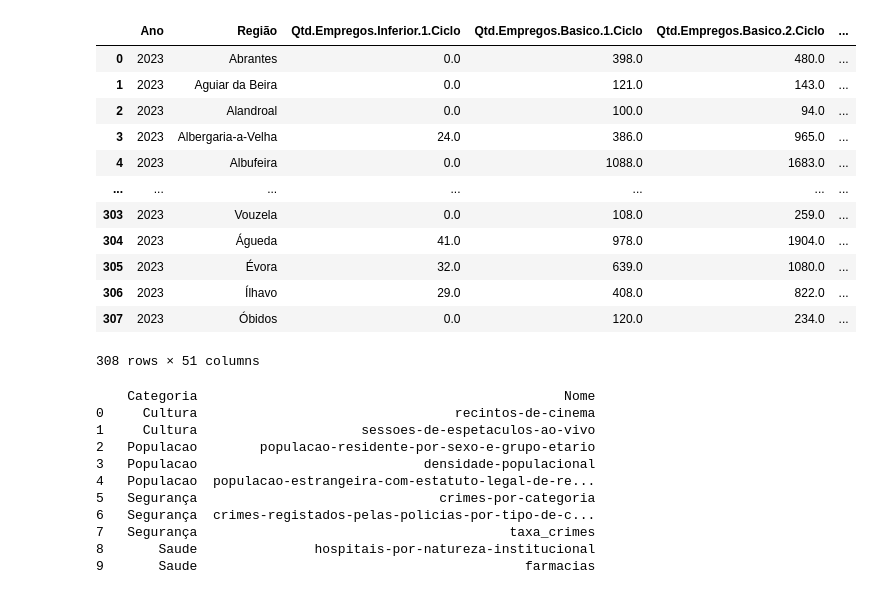
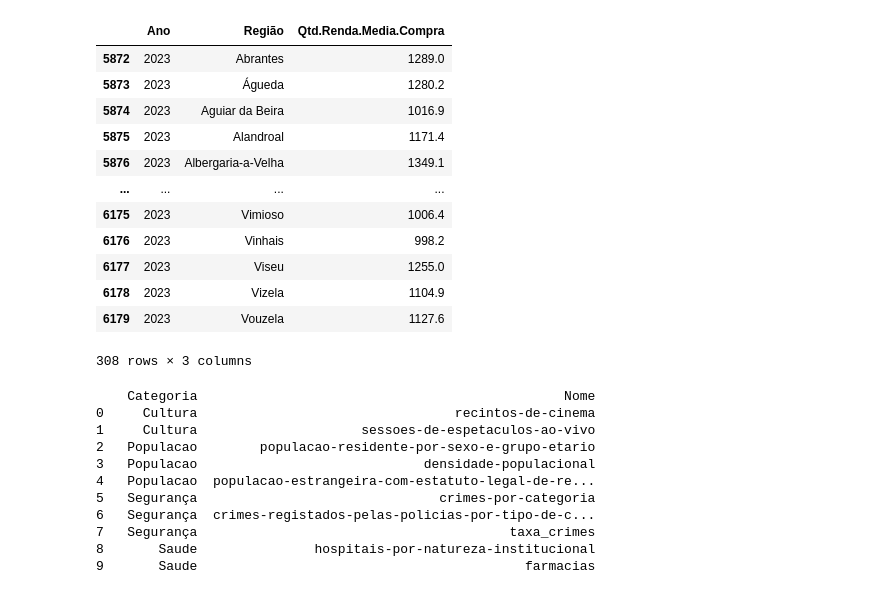
Before and after one commit to johnosd/MPAlugueisLisboa, a Jupyter notebook: src/PordataPt/PorData_Process.ipynb, the cells around one changed output. Cells and saved outputs as stored; diff of their text form; code cells hidden in the pictures.

```diff
--- a/src/PordataPt/PorData_Process.ipynb
+++ b/src/PordataPt/PorData_Process.ipynb
@@ -1315,3 +1347,34 @@ df_emprego = pd.merge(df_emprego_, df_emp_ramo, on=['Região'], how='left')
 
 df_emprego.drop(columns=['Ano','Ano_y'], inplace=True)
 df_emprego.rename(columns={'Ano_x': 'Ano'}, inplace=True)
+# %%
+# Renda
+df_renda_mensal_escolaridade= find_df_by_name(dfs,'ganho-medio-mensal-por-nivel-de-escolaridade')
+df_renda_mensal = find_df_by_name(dfs,'ganho-medio-mensal')
+df_renda_poder_compra = find_df_by_name(dfs,'poder-de-compra')
+
+df_renda_mensal_escolaridade = df_renda_mensal_escolaridade.rename(columns={
+    '01. Inferior ao 1.º ciclo': 'Qtd.Renda.Escolaridade.Inferior.1.Ciclo',
+    '02. Básico - 1º Ciclo': 'Qtd.Renda.Escolaridade.Basico.1.Ciclo',
+    '03. Básico - 2º Ciclo': 'Qtd.Renda.Escolaridade.Basico.2.Ciclo',
+    '04. Básico - 3º Ciclo': 'Qtd.Renda.Escolaridade.Basico.3.Ciclo',
+    '05. Secundário': 'Qtd.Renda.Escolaridade.Secundario',
+    '06. Curso técnico superior profissional': 'Qtd.Renda.Escolaridade.TecnicoSuperiorProfissional',
+    '07. Bacharelato': 'Qtd.Renda.Escolaridade.Bacharelado',
+    '08. Licenciatura': 'Qtd.Renda.Escolaridade.Licenciatura',
+    '09. Mestrado': 'Qtd.Renda.Escolaridade.Mestrado',
+    '10. Doutoramento': 'Qtd.Renda.Escolaridade.Doutorado',
+    'Total': 'Qtd.Renda.Escolaridade.Total'
+})
+
+df_renda_mensal.drop(columns=['Âmbito Geográfico'], inplace=True)
+df_renda_mensal.rename(columns={'Valor': 'Qtd.Renda.Media.Compra'},inplace=True)
+
+df_renda_poder_compra.drop(columns=['Âmbito Geográfico'], inplace=True)
+df_renda_poder_compra.rename(columns={'Valor': 'Qtd.Poder.Compra'},inplace=True)
+
+df_renda_ = pd.merge(df_renda_mensal,df_renda_mensal_escolaridade, on=['Região'], how='left')
+df_renda = pd.merge(df_renda_,df_renda_poder_compra, on=['Região'], how='left')
+
+df_renda.drop(columns=['Ano_y'], inplace=True)
+df_renda.rename(columns={'Ano_x': 'Ano'}, inplace=True)
@@ -1318,19 +1455,19 @@ df_emprego.rename(columns={'Ano_x': 'Ano'}, inplace=True)
 # %%
-df_emprego
+df_renda_mensal
 # %% [output]
-|  | Ano | Região | Qtd.Empregos.Inferior.1.Ciclo | Qtd.Empregos.Basico.1.Ciclo | Qtd.Empregos.Basico.2.Ciclo | ... |
-| 0 | 2023 | Abrantes | 0.0 | 398.0 | 480.0 | ... |
-| 1 | 2023 | Aguiar da Beira | 0.0 | 121.0 | 143.0 | ... |
-| 2 | 2023 | Alandroal | 0.0 | 100.0 | 94.0 | ... |
-| 3 | 2023 | Albergaria-a-Velha | 24.0 | 386.0 | 965.0 | ... |
-| 4 | 2023 | Albufeira | 0.0 | 1088.0 | 1683.0 | ... |
-| ... | ... | ... | ... | ... | ... | ... |
-| 303 | 2023 | Vouzela | 0.0 | 108.0 | 259.0 | ... |
-| 304 | 2023 | Águeda | 41.0 | 978.0 | 1904.0 | ... |
-| 305 | 2023 | Évora | 32.0 | 639.0 | 1080.0 | ... |
-| 306 | 2023 | Ílhavo | 29.0 | 408.0 | 822.0 | ... |
-| 307 | 2023 | Óbidos | 0.0 | 120.0 | 234.0 | ... |
+|  | Ano | Região | Qtd.Renda.Media.Compra |
+| 5872 | 2023 | Abrantes | 1289.0 |
+| 5873 | 2023 | Águeda | 1280.2 |
+| 5874 | 2023 | Aguiar da Beira | 1016.9 |
+| 5875 | 2023 | Alandroal | 1171.4 |
+| 5876 | 2023 | Albergaria-a-Velha | 1349.1 |
+| ... | ... | ... | ... |
+| 6175 | 2023 | Vimioso | 1006.4 |
+| 6176 | 2023 | Vinhais | 998.2 |
+| 6177 | 2023 | Viseu | 1255.0 |
+| 6178 | 2023 | Vizela | 1104.9 |
+| 6179 | 2023 | Vouzela | 1127.6 |
-308 rows × 51 columns
+308 rows × 3 columns
 # %%
 df_lista = pd.DataFrame([
     {'Categoria': item['Categoria'], 'Nome': item['df_name']}
```
Also changed, not shown: parts of 6 cells of this notebook.
